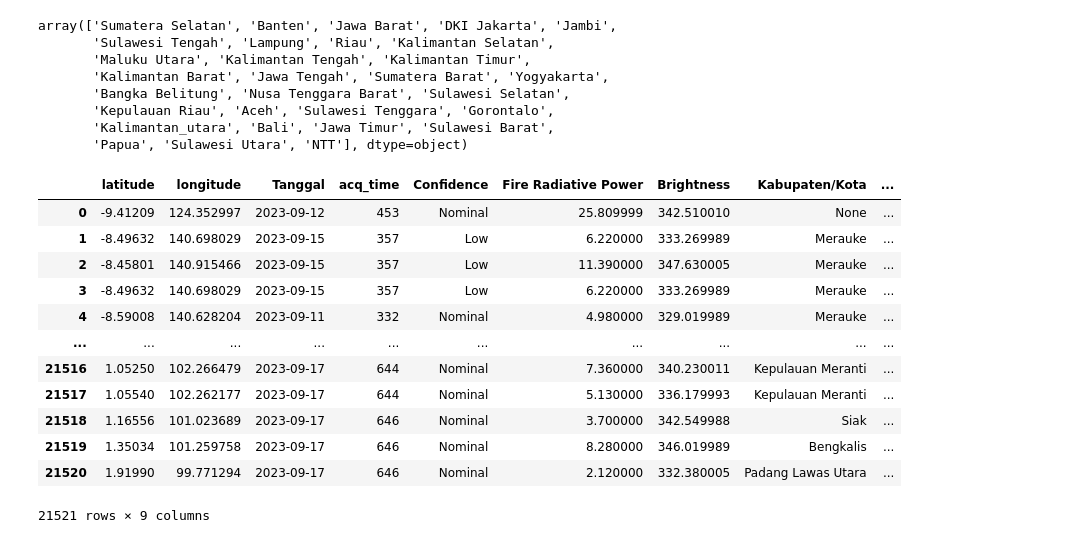
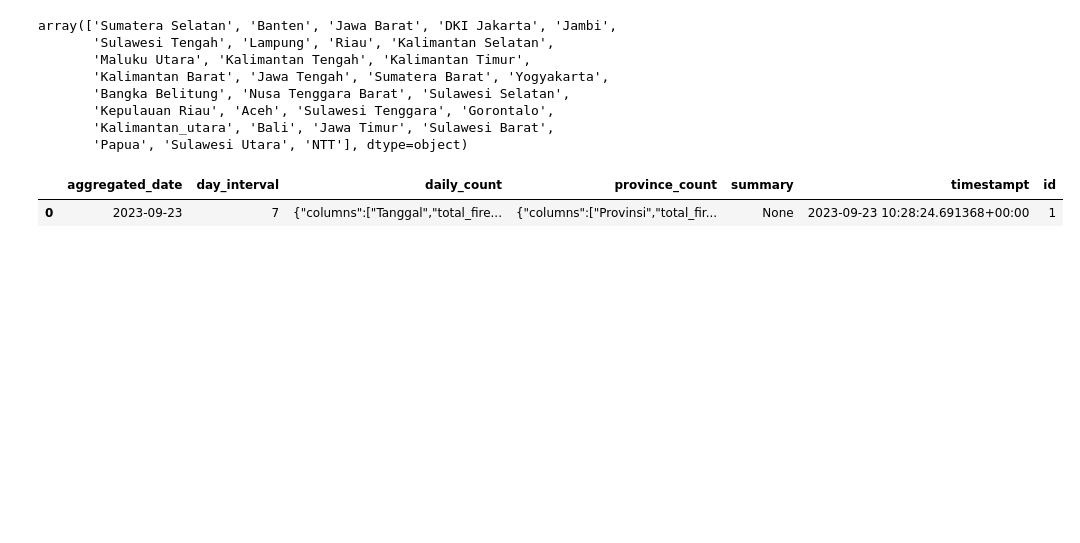
Before and after one commit to datawithalvin/integrated-active-fires, a Jupyter notebook: notebooks/build-components.ipynb, the cells around one changed output. Drawn from its saved outputs; the diff is of its cells as text; code cells hidden in the pictures; blank space fills up the shorter version.

```diff
--- a/notebooks/build-components.ipynb
+++ b/notebooks/build-components.ipynb
@@ -264,32 +264,20 @@ array(['Sumatera Selatan', 'Banten', 'Jawa Barat', 'DKI Jakarta', 'Jambi',
        'Papua', 'Sulawesi Utara', 'NTT'], dtype=object)
 # %%
 # Retrieves the most recently updated data from the database
-value = 7
+value = [7, 15, 35]
 
 CONNECTION_URI = config.get("CONNECTION_URI")
 query = f"""
-    SELECT latitude, longitude, acq_date, acq_time, confidence, frp, brightness, second_adm, first_adm
-    FROM processed_viirs
-    WHERE acq_date > CURRENT_DATE - INTERVAL '{value} day'"""
+    SELECT *
+    FROM aggregated_fire_summary
+    WHERE aggregated_date = CURRENT_DATE and day_interval = {value[0]}
+    ORDER BY timestampt DESC
+    LIMIT 1"""
 
-processed_viirs = fetch_last_data(query=query, uri_connection=CONNECTION_URI)
-df_viirs = processed_viirs.to_pandas()
+summary = fetch_last_data(query=query, uri_connection=CONNECTION_URI)
+summary2 = summary.to_pandas()
 
-df_viirs = df_viirs.rename(columns={"frp":"Fire Radiative Power", "second_adm": "Kabupaten/Kota", "first_adm":"Provinsi",
-                                  "acq_date":"Tanggal", "confidence":"Confidence", "brightness":"Brightness"})
-
-df_viirs
+summary2
 # %% [output]
-|  | latitude | longitude | Tanggal | acq_time | Confidence | Fire Radiative Power | Brightness | Kabupaten/Kota | ... |
-| 0 | -9.41209 | 124.352997 | 2023-09-12 | 453 | Nominal | 25.809999 | 342.510010 | None | ... |
-| 1 | -8.49632 | 140.698029 | 2023-09-15 | 357 | Low | 6.220000 | 333.269989 | Merauke | ... |
-| 2 | -8.45801 | 140.915466 | 2023-09-15 | 357 | Low | 11.390000 | 347.630005 | Merauke | ... |
-| 3 | -8.49632 | 140.698029 | 2023-09-15 | 357 | Low | 6.220000 | 333.269989 | Merauke | ... |
-| 4 | -8.59008 | 140.628204 | 2023-09-11 | 332 | Nominal | 4.980000 | 329.019989 | Merauke | ... |
-| ... | ... | ... | ... | ... | ... | ... | ... | ... | ... |
-| 21516 | 1.05250 | 102.266479 | 2023-09-17 | 644 | Nominal | 7.360000 | 340.230011 | Kepulauan Meranti | ... |
-| 21517 | 1.05540 | 102.262177 | 2023-09-17 | 644 | Nominal | 5.130000 | 336.179993 | Kepulauan Meranti | ... |
-| 21518 | 1.16556 | 101.023689 | 2023-09-17 | 646 | Nominal | 3.700000 | 342.549988 | Siak | ... |
-| 21519 | 1.35034 | 101.259758 | 2023-09-17 | 646 | Nominal | 8.280000 | 346.019989 | Bengkalis | ... |
-| 21520 | 1.91990 | 99.771294 | 2023-09-17 | 646 | Nominal | 2.120000 | 332.380005 | Padang Lawas Utara | ... |
+|  | aggregated_date | day_interval | daily_count | province_count | summary | timestampt | id |
+| 0 | 2023-09-23 | 7 | {"columns":["Tanggal","total_fire... | {"columns":["Provinsi","total_fir... | None | 2023-09-23 10:28:24.691368+00:00 | 1 |
-21521 rows × 9 columns
```
Also changed, not shown: parts of 12 cells of this notebook, 10 other files.
